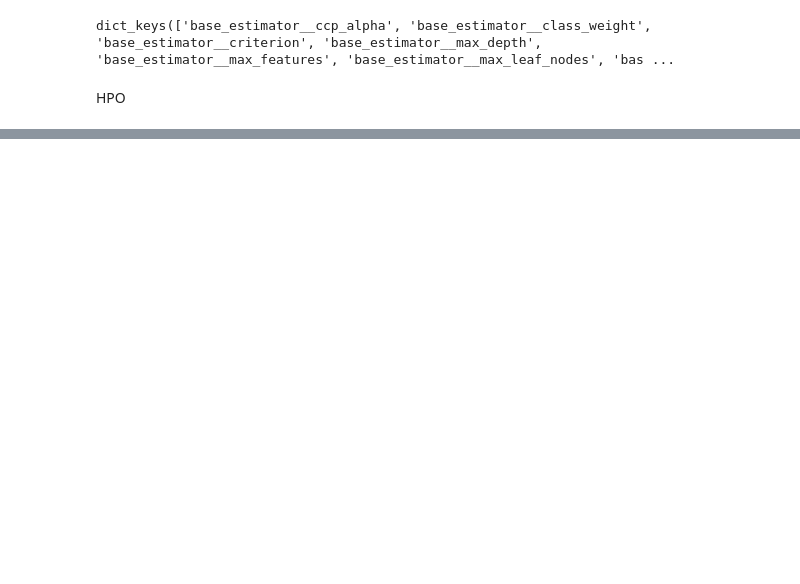
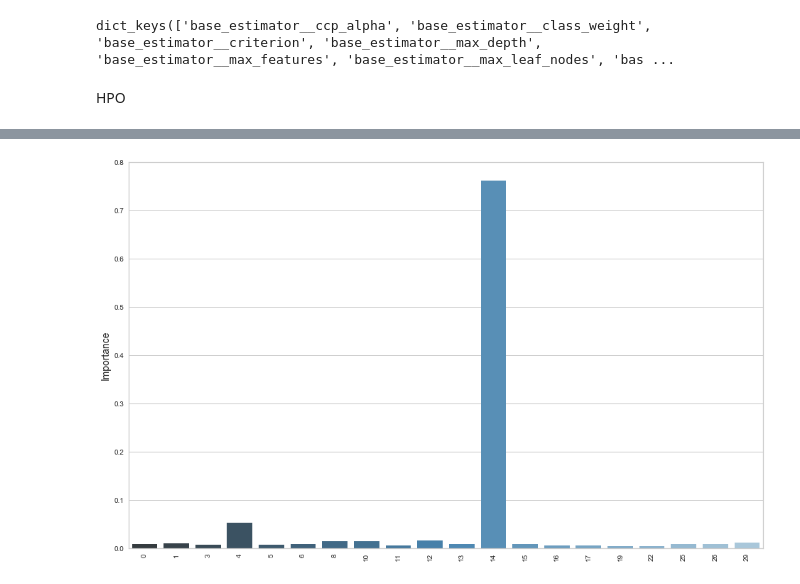
Before and after one commit to ADBProjects/ccproj, a Jupyter notebook: Workbook.ipynb, the cells around one changed output, grey strips where cells are left out. Cells and saved outputs as stored; diff of their text form; code cells hidden in the pictures; blank space fills up the shorter version.

```diff
--- a/Workbook.ipynb
+++ b/Workbook.ipynb
@@ -287,0 +385,6 @@ HPO
+# %%
+feature_importance.rename(columns={0:'Importance'}, inplace=True)
+# %%
+feature_importance['Feature'] =x_train.columns
+# %%
+feature_importance.sort_values(by='Importance', ascending=False, inplace=True)
@@ -287,0 +411,11 @@ HPO
+# %%
+top_20_features = feature_importance.head(20)
+# %%
+plt.figure(figsize=(16,10))
+sns.barplot(x='Feature', y='Importance', data=top_20_features, palette="Blues_d")
+plt.xticks(rotation=90)
+plt.xlabel("")
+plt.ylabel('Importance', fontsize=14)
+plt.show()
+# %% [output]
+[figure, added]
```
Also changed, not shown: parts of 22 cells of this notebook.
